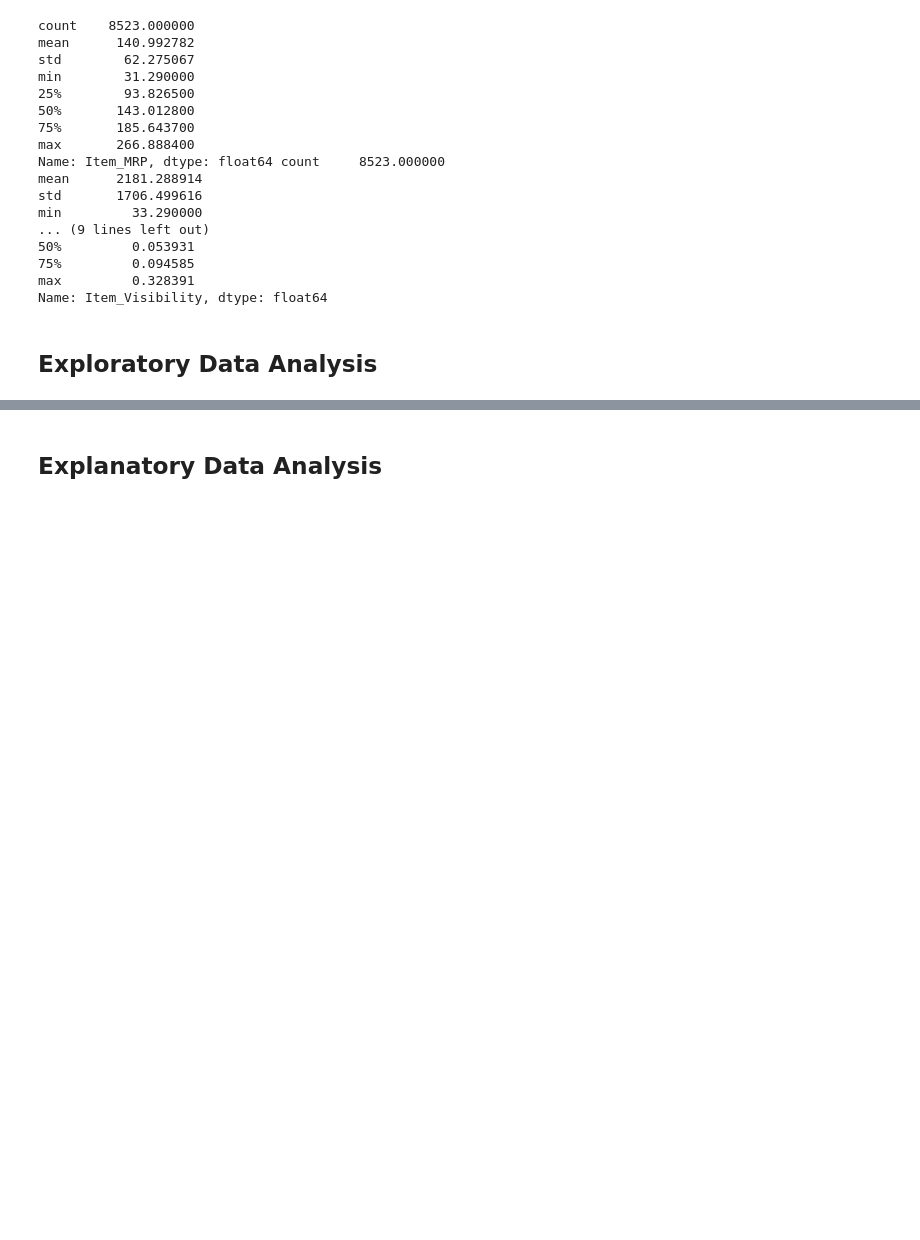
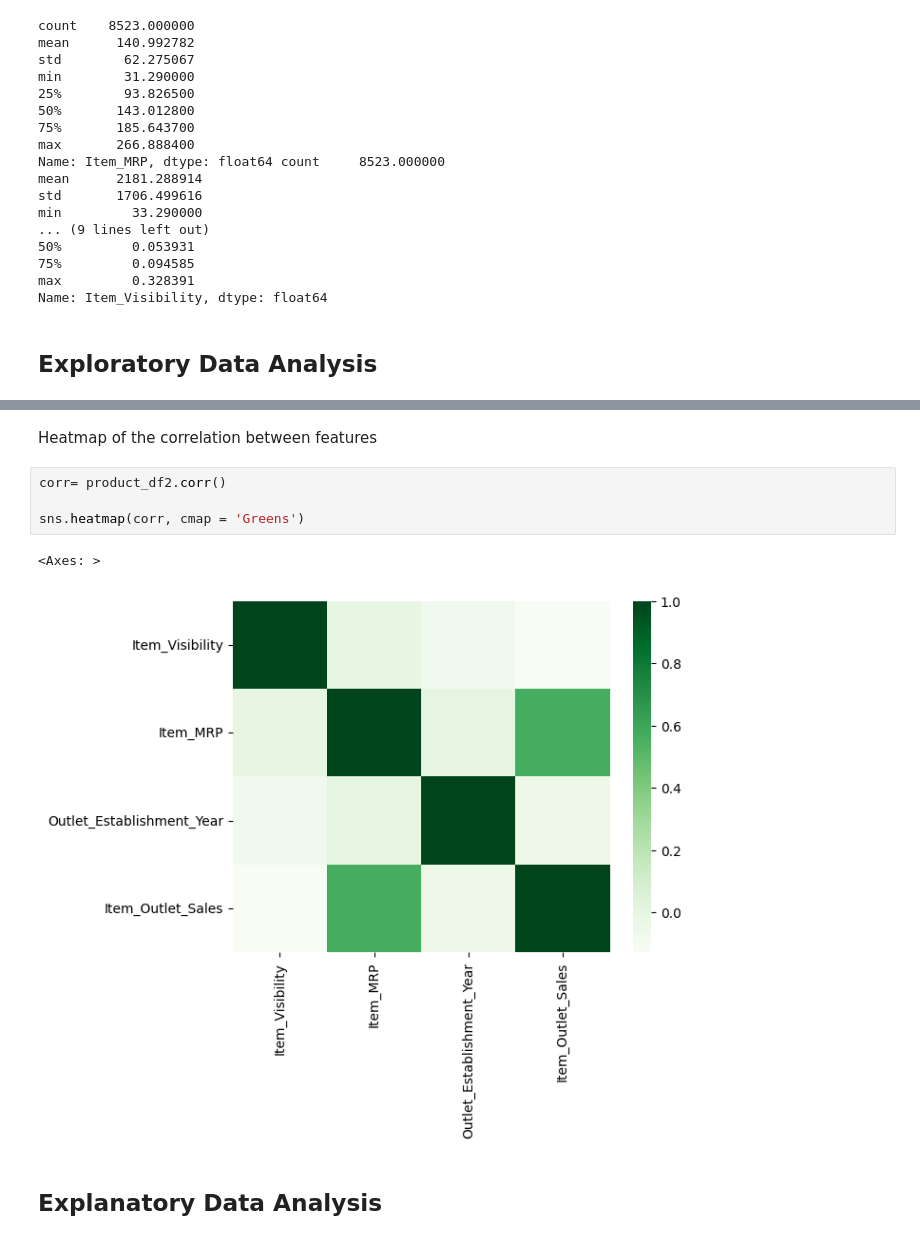
Before and after one commit to tjbingamon/Prediction-of-Product-Sales, a Jupyter notebook: Prediction-of-Product-Sales.ipynb, the cells around one changed output, grey strips where cells are left out. Drawn from its saved outputs; the diff is of its cells as text; blank space fills up the shorter version.

```diff
--- a/Prediction-of-Product-Sales.ipynb
+++ b/Prediction-of-Product-Sales.ipynb
@@ -198,2 +222,11 @@ Name: Item_Visibility, dtype: float64
+# %% [markdown]
+Heatmap of the correlation between features
+# %%
+corr= product_df2.corr()
+
+sns.heatmap(corr, cmap = 'Greens')
+# %% [output]
+<Axes: >
+[figure, added]
 # %% [markdown]
 ## Explanatory Data Analysis
```
Also changed, not shown: parts of 5 cells of this notebook.
